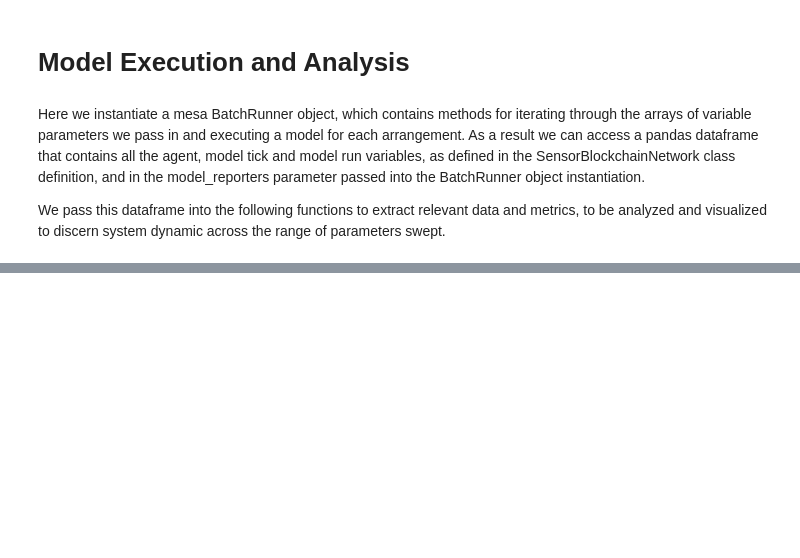
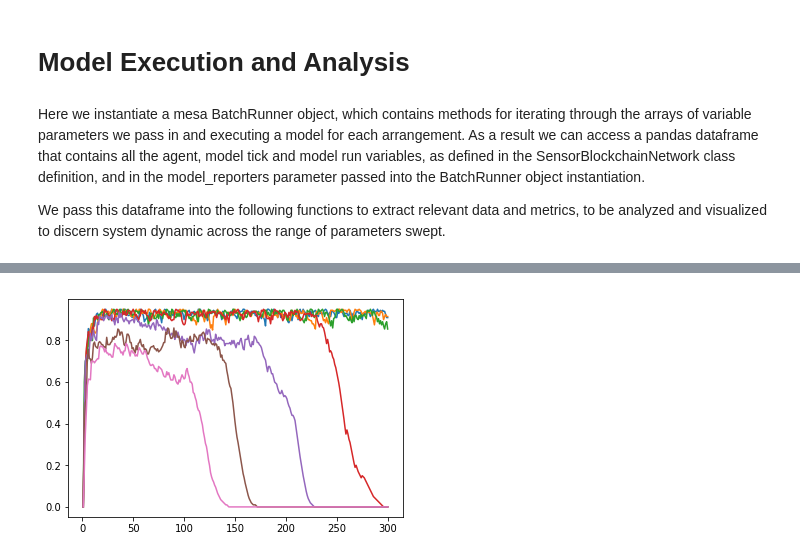
Before and after one commit to johnx25bd/ucl-dissertation, a Jupyter notebook: models/abm/in-development/connected_network/blockchain-model.ipynb, the cells around one changed output, grey strips where cells are left out. Cells and saved outputs as stored; diff of their text form; code cells hidden in the pictures; blank space fills up the shorter version.

```diff
--- a/models/abm/in-development/connected_network/blockchain-model.ipynb
+++ b/models/abm/in-development/connected_network/blockchain-model.ipynb
@@ -747,0 +696,2 @@ Name: mining_time, dtype: float64
+# %%
+batch_runner_record_bytes_info_currency_df = extract_informational_currency_from_batch_df(batch_runner_record_bytes_df)
@@ -747,0 +709,5 @@ Name: mining_time, dtype: float64
+# %%
+for i in range(len(batch_runner_record_bytes_info_currency_df)):
+    plt.plot(batch_runner_record_bytes_info_currency_df['info_currency_df'][i].df.mean(axis=1))
+# %% [output]
+[figure, added]
```
Also changed, not shown: parts of 52 cells of this notebook.
